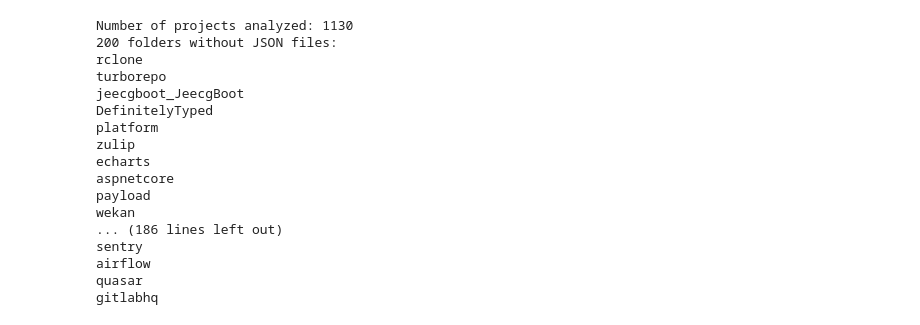
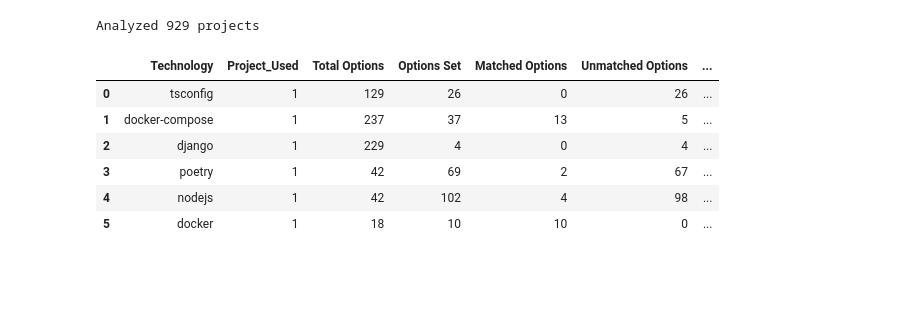
Before and after one commit to simisimon/config-space, a Jupyter notebook: test.ipynb, the cells around one changed output. Saved outputs shown, nothing was run; the diff lists cells and outputs as text; code cells hidden in the pictures; blank space fills up the shorter version.

```diff
--- a/test.ipynb
+++ b/test.ipynb
@@ -128,40 +1,22 @@ with SCPClient(ssh.get_transport()) as scp:
-# %%
-import os
-import shutil
-
-projects_dir = 'slurm/projects'
-folders_without_json = []
-
-folders = os.listdir(projects_dir)
-
-print("Number of projects analyzed:", len(folders))
-
-for folder in os.listdir(projects_dir):
-    folder_path = os.path.join(projects_dir, folder)
-    if os.path.isdir(folder_path):
-        has_json = any(f.endswith('.json') for f in os.listdir(folder_path))
-        if not has_json:
-            folders_without_json.append(folder)
-            #shutil.rmtree(folder_path)  # delete folder and all its contents
-
-print(f"{len(folders_without_json)} folders without JSON files:")
-for folder_path in folders_without_json:
-    print(folder_path)
-# %% [output]
-Number of projects analyzed: 1130
-200 folders without JSON files:
-rclone
-turborepo
-jeecgboot_JeecgBoot
-DefinitelyTyped
-platform
-zulip
-echarts
-aspnetcore
-payload
-wekan
-... (186 lines left out)
-sentry
-airflow
-quasar
-gitlabhq
+# %%
+import glob
+
+analyzed_projects = glob.glob("data/projects/*.json")
+
+print(f"Analyzed {len(analyzed_projects)} projects")
+# %% [output]
+Analyzed 929 projects
+# %%
+import pandas as pd
+
+df = pd.read_csv("data/projects_options/AgentGPT_options.csv")
+
+df
+# %% [output]
+|  | Technology | Project_Used | Total Options | Options Set | Matched Options | Unmatched Options | ... |
+| 0 | tsconfig | 1 | 129 | 26 | 0 | 26 | ... |
+| 1 | docker-compose | 1 | 237 | 37 | 13 | 5 | ... |
+| 2 | django | 1 | 229 | 4 | 0 | 4 | ... |
+| 3 | poetry | 1 | 42 | 69 | 2 | 67 | ... |
+| 4 | nodejs | 1 | 42 | 102 | 4 | 98 | ... |
+| 5 | docker | 1 | 18 | 10 | 10 | 0 | ... |
```
Also changed, not shown: parts of 10 cells of this notebook, 6 other files.
